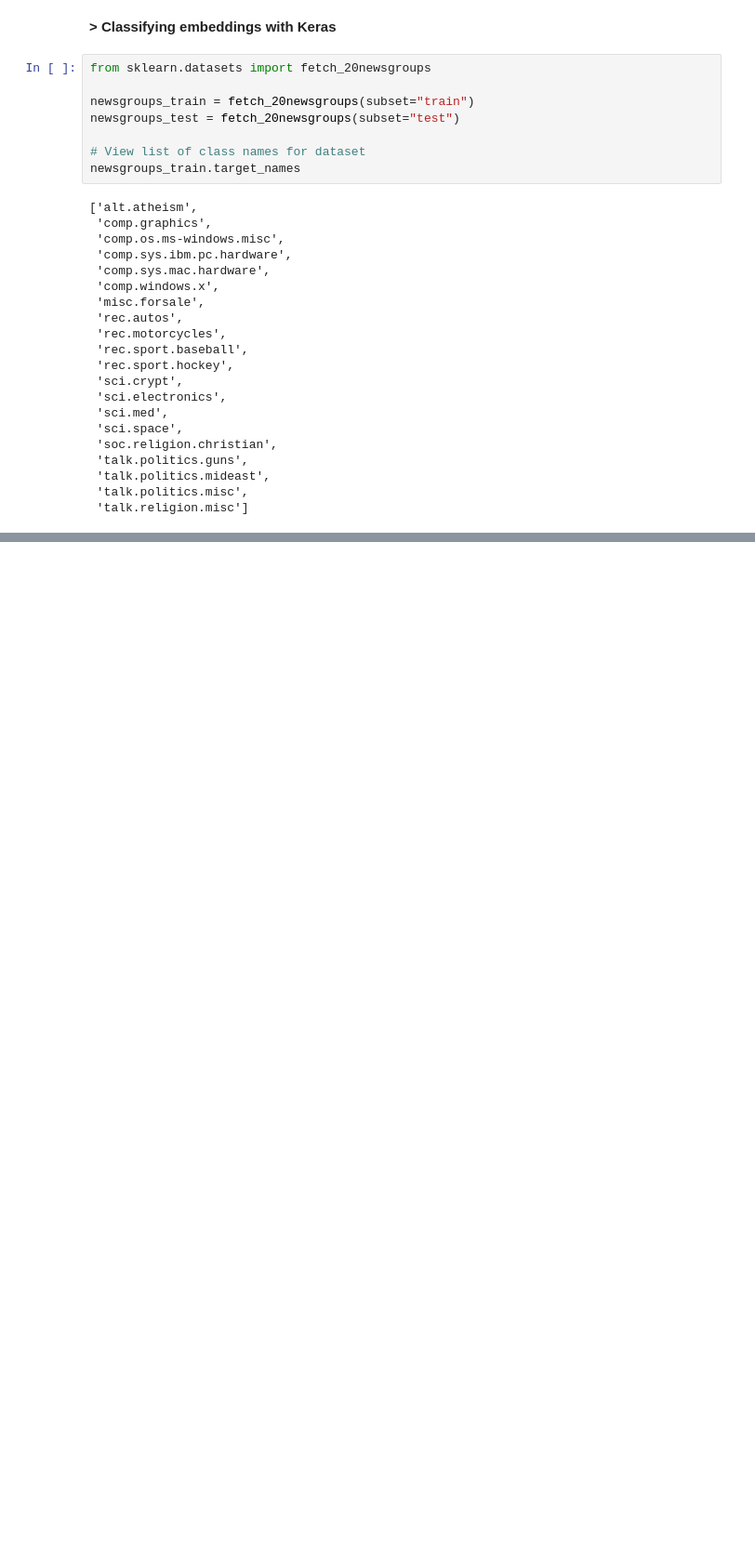
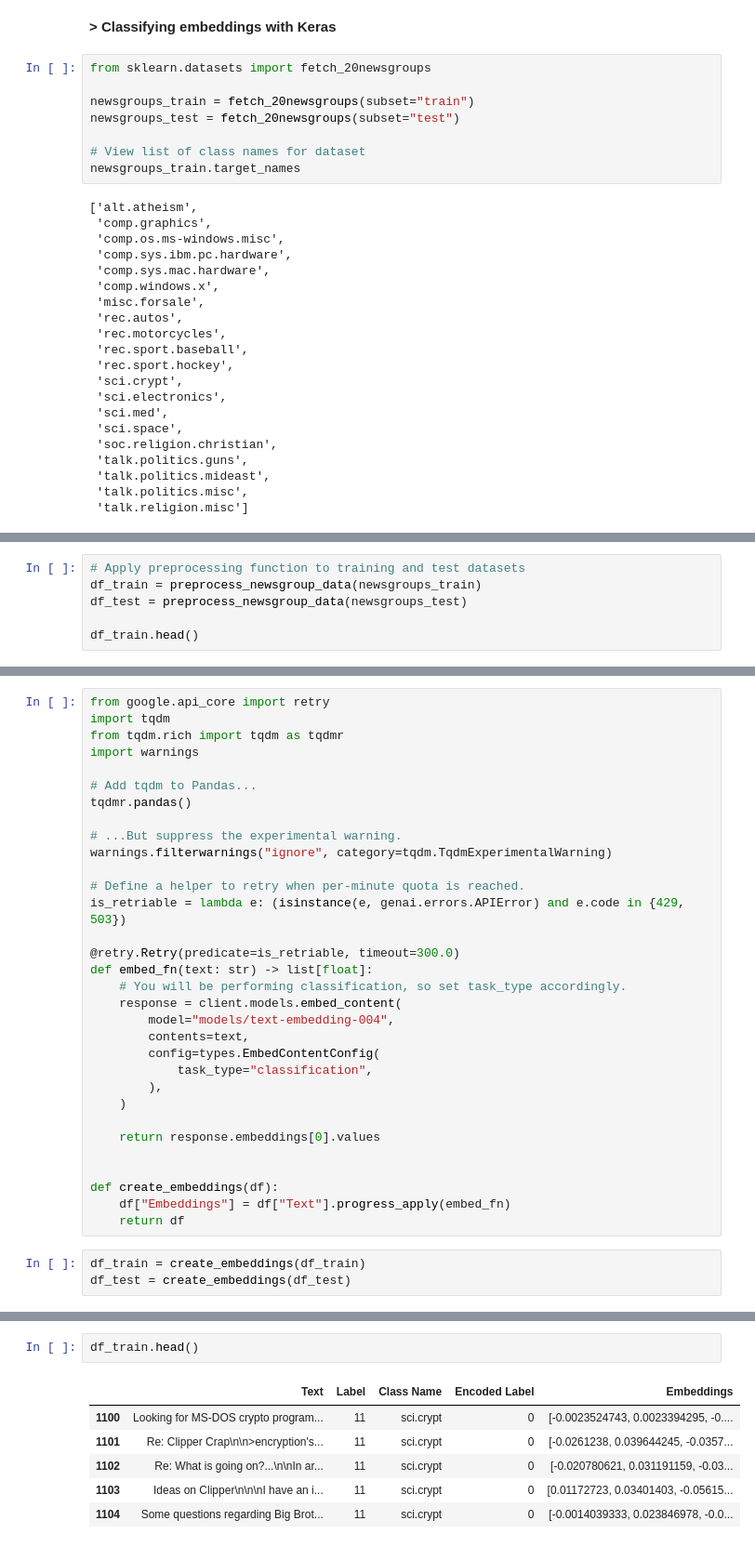
Before and after one commit to vijaycse/GenAI, a Jupyter notebook: fork-of-day2-rag.ipynb, the cells around one changed output, grey strips where cells are left out. Shown at 93% size. Saved outputs shown, nothing was run; the diff lists cells and outputs as text; blank space fills up the shorter version.

```diff
--- a/fork-of-day2-rag.ipynb
+++ b/fork-of-day2-rag.ipynb
@@ -274,0 +327,6 @@ newsgroups_train.target_names
+# %%
+# Apply preprocessing function to training and test datasets
+df_train = preprocess_newsgroup_data(newsgroups_train)
+df_test = preprocess_newsgroup_data(newsgroups_test)
+
+df_train.head()
@@ -274,0 +387,35 @@ newsgroups_train.target_names
+# %%
+from google.api_core import retry
+import tqdm
+from tqdm.rich import tqdm as tqdmr
+import warnings
+
+# Add tqdm to Pandas...
+tqdmr.pandas()
+
+# ...But suppress the experimental warning.
+warnings.filterwarnings("ignore", category=tqdm.TqdmExperimentalWarning)
+
+# Define a helper to retry when per-minute quota is reached.
+is_retriable = lambda e: (isinstance(e, genai.errors.APIError) and e.code in {429, 503})
+
+@retry.Retry(predicate=is_retriable, timeout=300.0)
+def embed_fn(text: str) -> list[float]:
+    # You will be performing classification, so set task_type accordingly.
+    response = client.models.embed_content(
+        model="models/text-embedding-004",
+        contents=text,
+        config=types.EmbedContentConfig(
+            task_type="classification",
+        ),
+    )
+
+    return response.embeddings[0].values
+
+
+def create_embeddings(df):
+    df["Embeddings"] = df["Text"].progress_apply(embed_fn)
+    return df
+# %%
+df_train = create_embeddings(df_train)
+df_test = create_embeddings(df_test)
@@ -274,0 +427,9 @@ newsgroups_train.target_names
+# %%
+df_train.head()
+# %% [output]
+|  | Text | Label | Class Name | Encoded Label | Embeddings |
+| 1100 | Looking for MS-DOS crypto program... | 11 | sci.crypt | 0 | [-0.0023524743, 0.0023394295, -0.... |
+| 1101 | Re: Clipper Crap\n\n>encryption's... | 11 | sci.crypt | 0 | [-0.0261238, 0.039644245, -0.0357... |
+| 1102 | Re: What is going on?...\n\nIn ar... | 11 | sci.crypt | 0 | [-0.020780621, 0.031191159, -0.03... |
+| 1103 | Ideas on Clipper\n\n\nI have an i... | 11 | sci.crypt | 0 | [0.01172723, 0.03401403, -0.05615... |
+| 1104 | Some questions regarding Big Brot... | 11 | sci.crypt | 0 | [-0.0014039333, 0.023846978, -0.0... |
```
Also changed, not shown: parts of 22 cells of this notebook.
